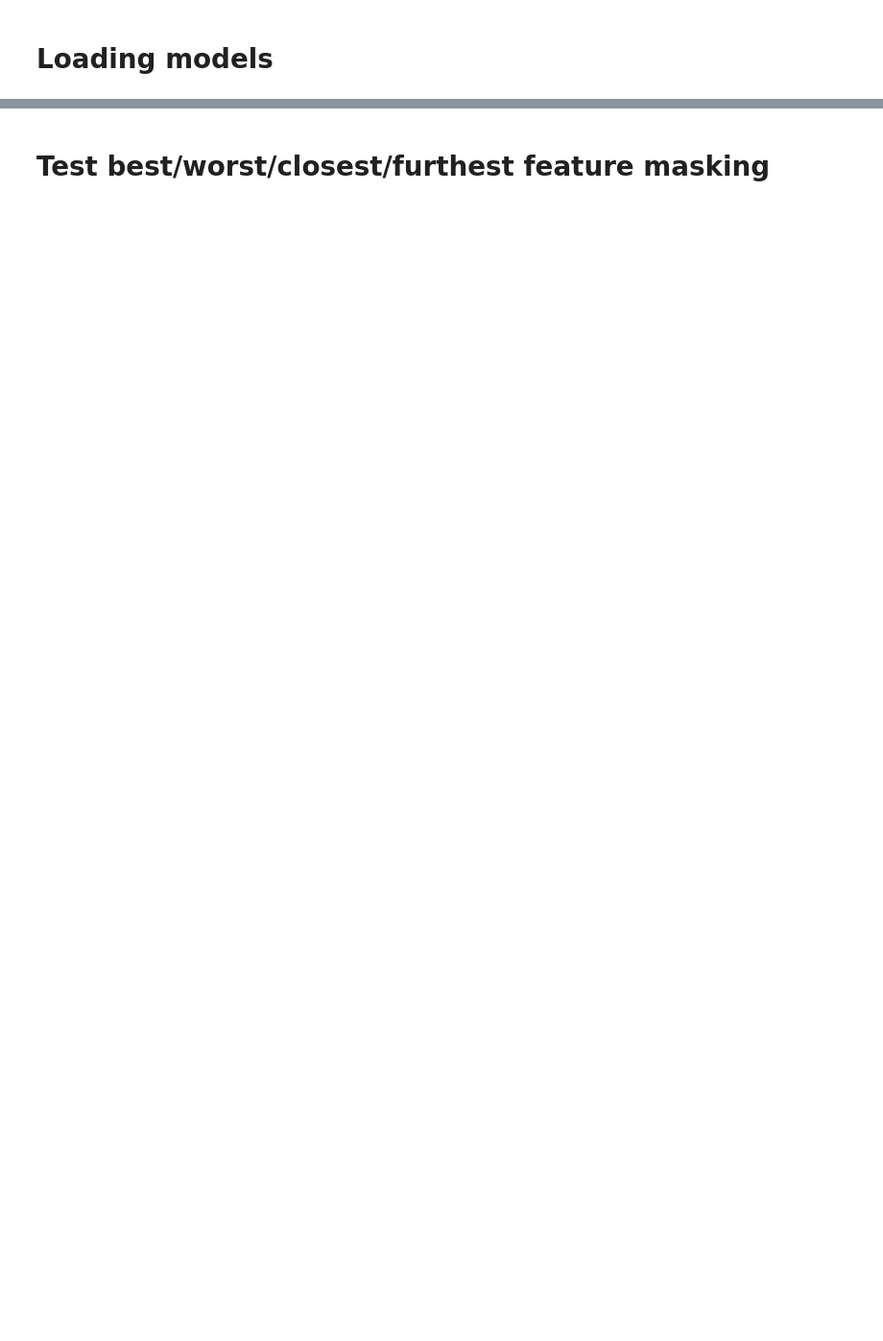
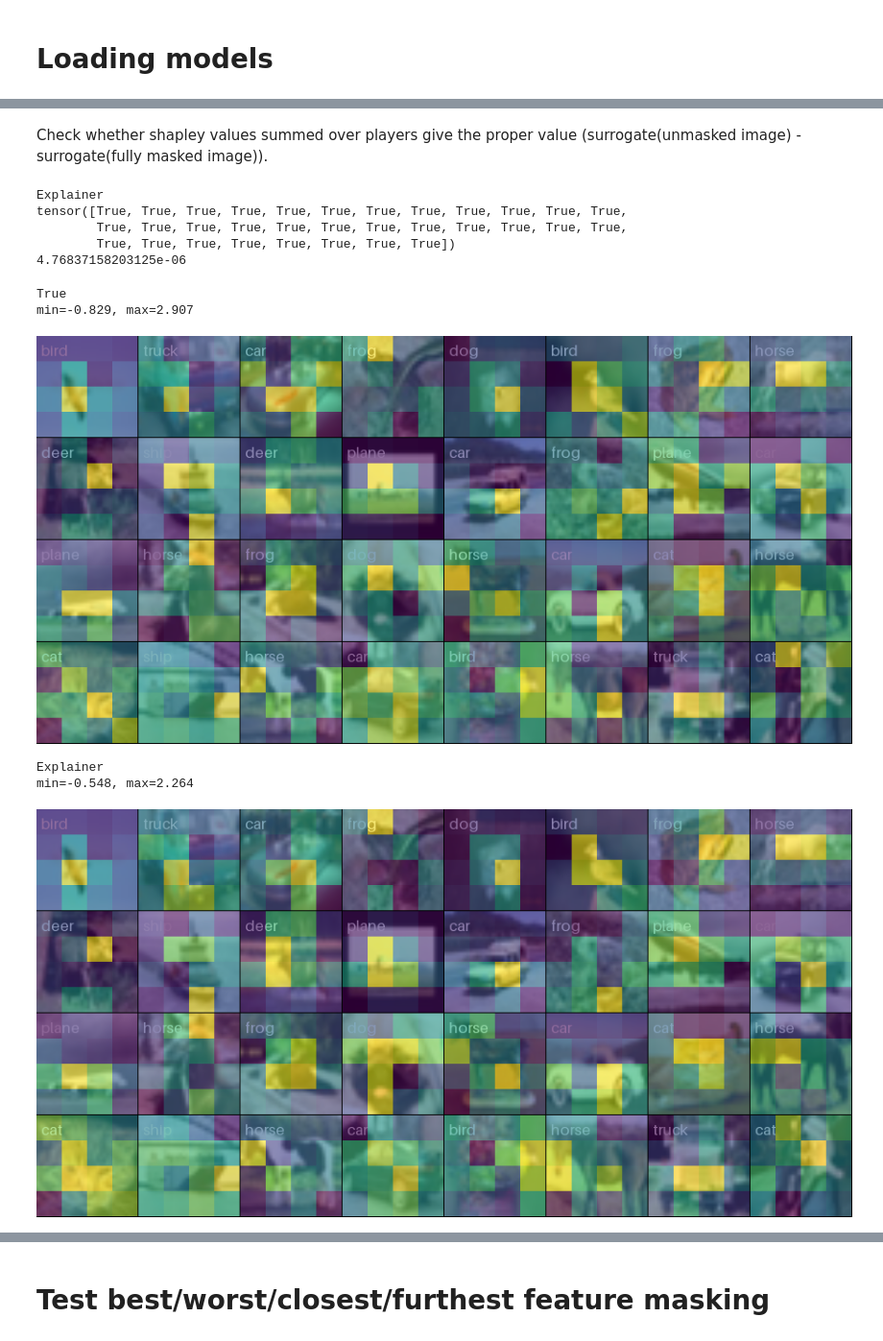
Before and after one commit to jacek-tomasz-rutkowski/magisterka, a Jupyter notebook: T2T_ViT/notebooks/visualize_shap.ipynb, the cells around one changed output, grey strips where cells are left out. Shown at 96% size. Saved outputs shown, nothing was run; the diff lists cells and outputs as text; code cells hidden in the pictures; blank space fills up the shorter version.

```diff
--- a/T2T_ViT/notebooks/visualize_shap.ipynb
+++ b/T2T_ViT/notebooks/visualize_shap.ipynb
@@ -186 +71,45 @@ tensor(-0.0285) tensor(0.2177)
+# %%
+brute_shap = BruteShap(surrogate, num_classes=10)
+shap_values["True"] = brute_shap.shap_values(images, num_players=16)  # shape (len(images), num_players, num_classes).
+# %%
+for name, explainer in explainers.items():
+    with torch.no_grad():
+        shap_values[name] = explainer(images.cuda()).cpu()  # shape (len(images), num_players, num_classes).
+# %%
+# Limit to target class.
+target_shap_values = dict[str, torch.Tensor]()
+for name in shap_values.keys():
+    target_shap_values[name] = shap_values[name][torch.arange(len(images)), :, labels]  # shape (len(images), num_players).
+# %% [markdown]
+Check whether shapley values summed over players give the proper value (surrogate(unmasked image) - surrogate(fully masked image)).
+# %%
+with torch.no_grad():
+    scores = surrogate(images.cuda()).cpu()  # shape (len(images), num_classes).
+    scores_zero = surrogate(torch.zeros_like(images).cuda()).cpu()  # shape (len(images), num_classes).
+scores_diff = (scores - scores_zero)  # shape (len(images), num_classes).
+target_scores_diff = scores_diff[torch.arange(len(images)), labels]  # shape (len(images),)
+
+for name in explainers.keys():
+    print(name)
+    print((target_scores_diff - target_shap_values[name].sum(dim=1)).abs() < 0.0001)
+    print((scores_diff - shap_values[name].sum(dim=1)).abs().max().item())
+    print()
+# %% [output]
+Explainer
+tensor([True, True, True, True, True, True, True, True, True, True, True, True,
+        True, True, True, True, True, True, True, True, True, True, True, True,
+        True, True, True, True, True, True, True, True])
+4.76837158203125e-06
+# %%
+for name in shap_values.keys():
+    print(name)
+    display(get_heatmaps_grid(images, labels, target_shap_values[name], scale=0.5, alpha=0.6))
+    print()
+# %% [output]
+True
+min=-0.829, max=2.907
+[figure, added]
+Explainer
+min=-0.548, max=2.264
+[figure, added]
 # %% [markdown]
```
Also changed, not shown: parts of 30 cells of this notebook, 3 other files.
